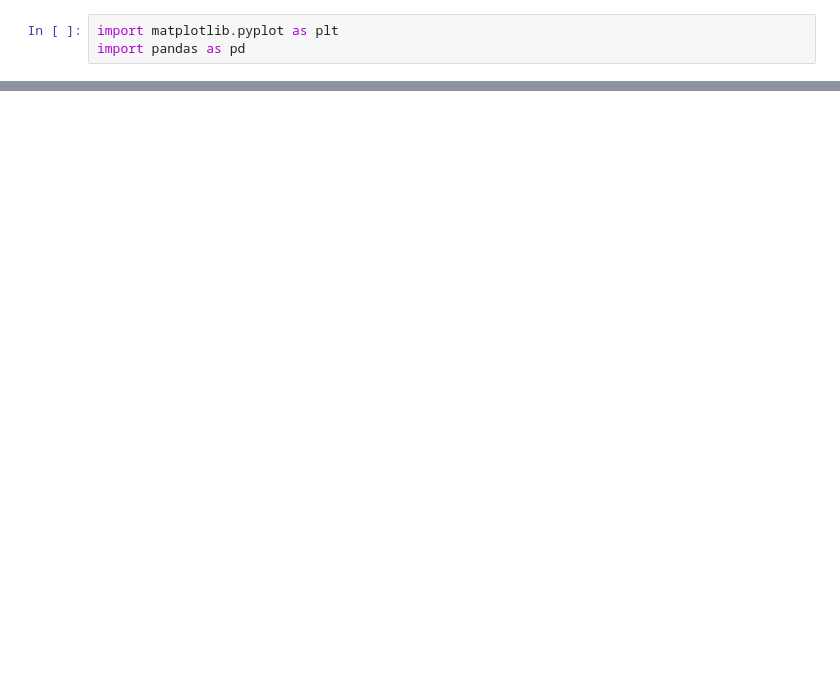
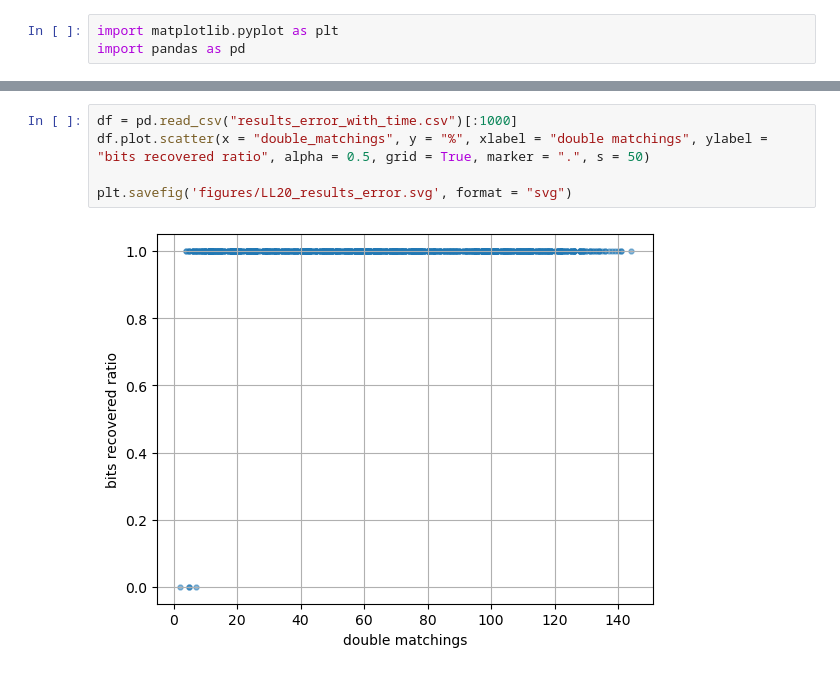
Before and after one commit to D-Cryp7/FramesQKD, a Jupyter notebook: LL20/plots.ipynb, the cells around one changed output, grey strips where cells are left out. Saved outputs shown, nothing was run; the diff lists cells and outputs as text; blank space fills up the shorter version.

Commit message:
Add final results

```diff
--- a/LL20/plots.ipynb
+++ b/LL20/plots.ipynb
@@ -17,0 +18,7 @@ plt.savefig('figures/LL20_time_results_error_free.svg', format = "svg")
+# %%
+df = pd.read_csv("results_error_with_time.csv")[:1000]
+df.plot.scatter(x = "double_matchings", y = "%", xlabel = "double matchings", ylabel = "bits recovered ratio", alpha = 0.5, grid = True, marker = ".", s = 50)
+
+plt.savefig('figures/LL20_results_error.svg', format = "svg")
+# %% [output]
+[figure, added]
```
Also changed, not shown: parts of 3 cells of this notebook, 6 other files.
